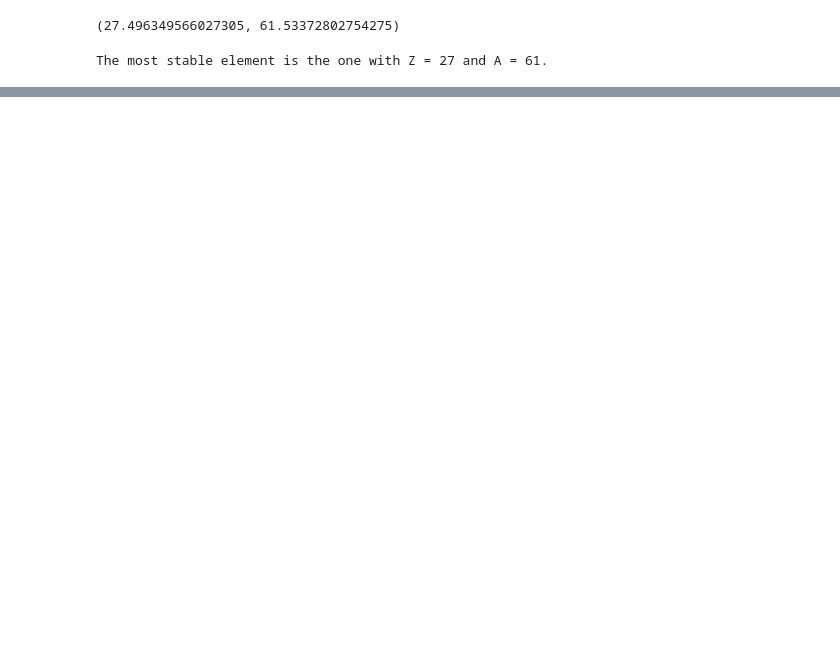
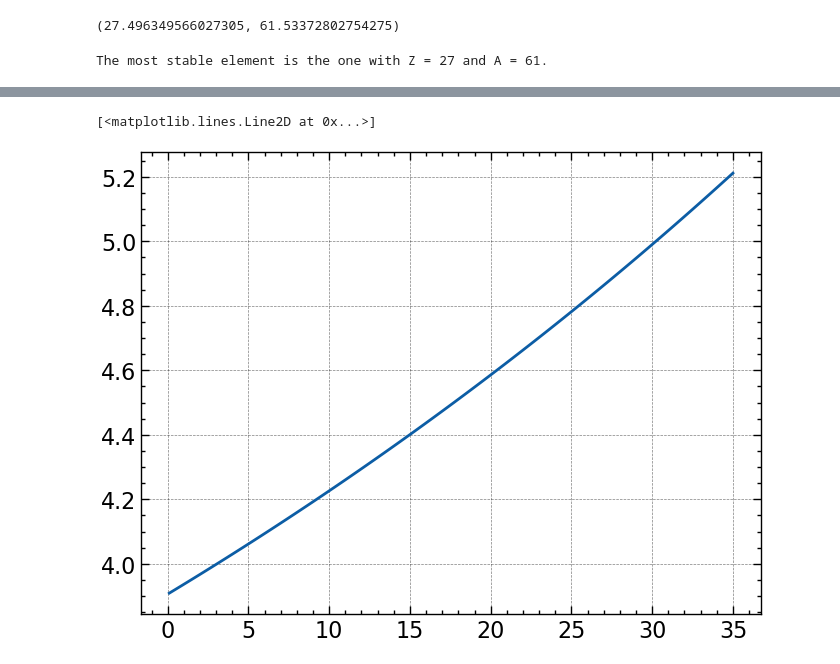
Before and after one commit to zafeirian/Computational-Nuclear-Physics, a Jupyter notebook: Crust/Crust.ipynb, the cells around one changed output, grey strips where cells are left out. Drawn from its saved outputs; the diff is of its cells as text; code cells hidden in the pictures; blank space fills up the shorter version.

```diff
--- a/Crust/Crust.ipynb
+++ b/Crust/Crust.ipynb
@@ -29,3 +33,19 @@ Zstable = ystable*Astable
 print(f'The most stable element is the one with Z = {int(Zstable)} and A = {int(Astable)}.')
 # %% [output]
 The most stable element is the one with Z = 27 and A = 61.
+# %%
+def g(S,pF):
+    x,y = S
+    eq1 = - As/x**2 + 2*(Ac - Cl*pF)*x*y*y
+    eq2 = -dm + 2*(Ac - Cl*pF)*x*x*y - 4*Aa*(1-2*y) + np.cbrt(y)*pF
+    return [eq1,eq2]
+# %%
+pf_values = np.linspace(0.1,35,100)
+# %%
+res = []
+for pf in pf_values:
+    x,y = fsolve(g,(5,5),args=(pf))
+    n = pf**3/(3*np.pi**2)
+    res.append({'pF': pf, 'n': n, 'x': x, 'y': y})
+# %%
+df = pd.DataFrame(res)
@@ -31,0 +68,5 @@ The most stable element is the one with Z = 27 and A = 61.
+# %%
+plt.plot(pf_values,df['x'])
+# %% [output]
+[<matplotlib.lines.Line2D at 0x...>]
+[figure, added]
```
Also changed, not shown: parts of 4 cells of this notebook.
